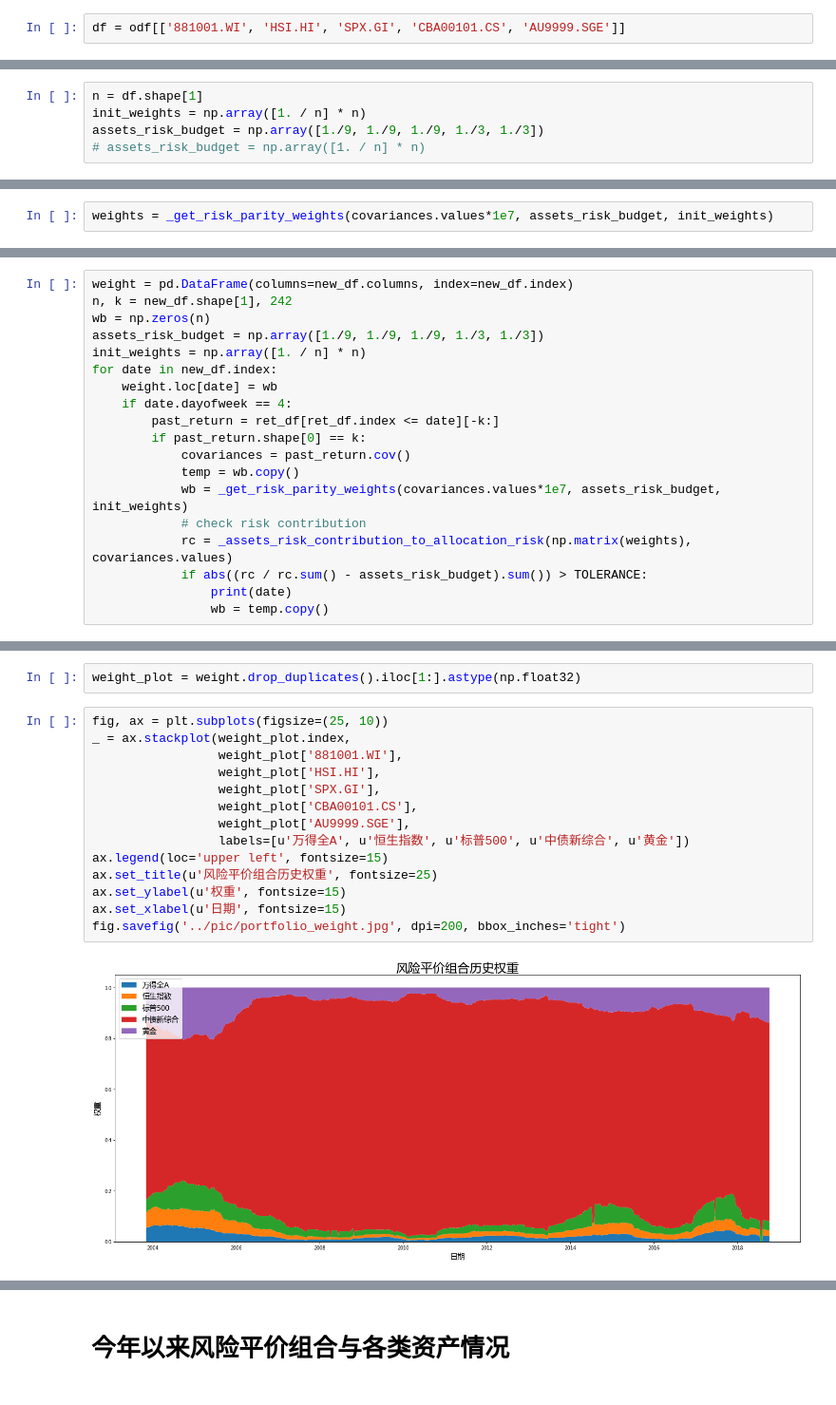
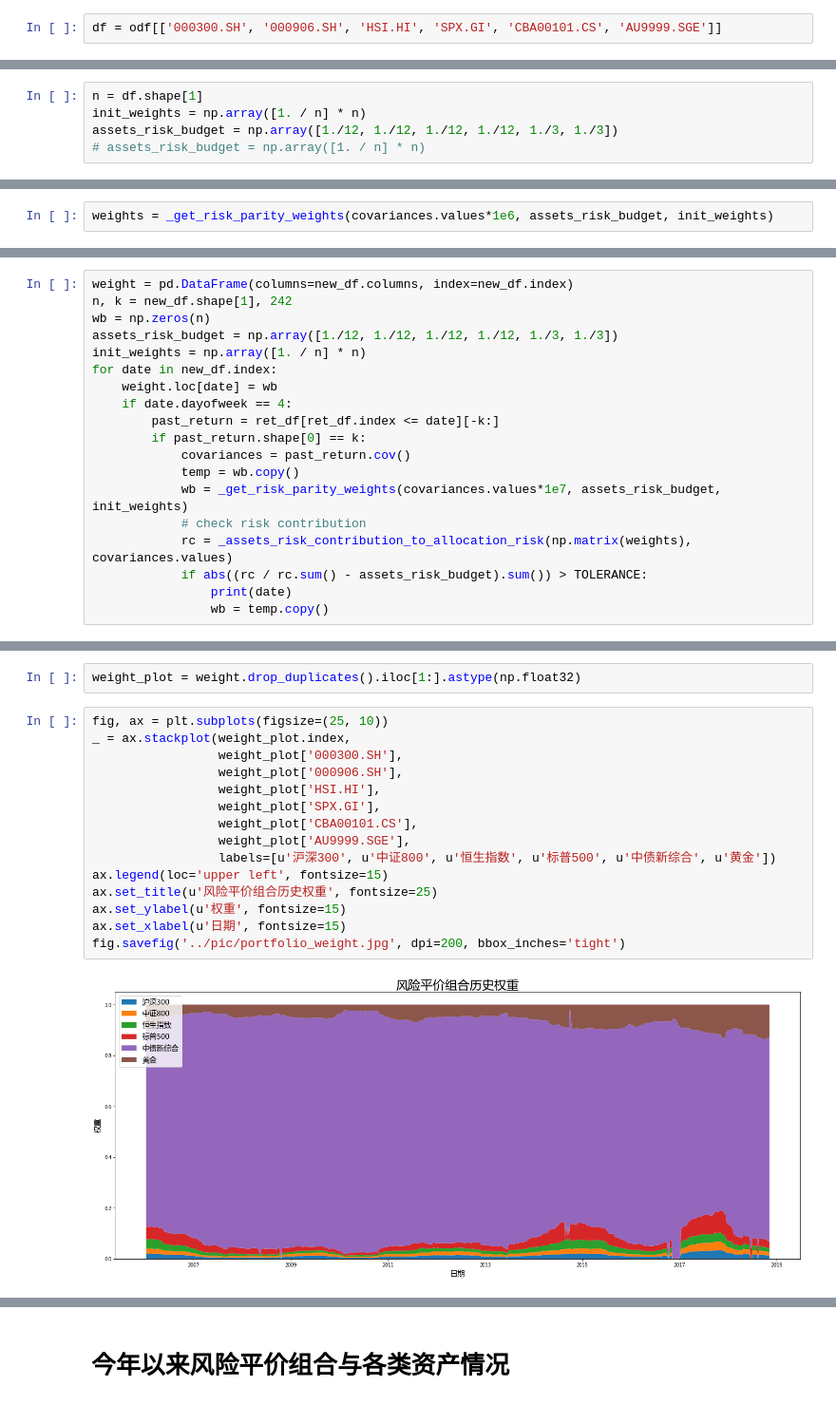
Before and after one commit to dxcv/Valyrian, a Jupyter notebook: risk parity portfolio/notebook/风险平价组合.ipynb, the cells around one changed output, grey strips where cells are left out. Shown at 95% size. Saved outputs shown, nothing was run; the diff lists cells and outputs as text.

```diff
--- a/risk parity portfolio/notebook/风险平价组合.ipynb
+++ b/risk parity portfolio/notebook/风险平价组合.ipynb
@@ -104,7 +104,7 @@ def _get_risk_parity_weights(covariances, assets_risk_budget, initial_weights):
 # %% [markdown]
 # 用样本协方差计算风险平价组合权重
 # %%
-df = odf[['881001.WI', 'HSI.HI', 'SPX.GI', 'CBA00101.CS', 'AU9999.SGE']]
+df = odf[['000300.SH', '000906.SH', 'HSI.HI', 'SPX.GI', 'CBA00101.CS', 'AU9999.SGE']]
 # %%
 df = df.replace([0], np.NAN)
 # %%
@@ -122,7 +122,7 @@ empyrical.annual_volatility(ret_df['SPX.GI'])
 # %%
 n = df.shape[1]
 init_weights = np.array([1. / n] * n)
-assets_risk_budget = np.array([1./9, 1./9, 1./9, 1./3, 1./3])
+assets_risk_budget = np.array([1./12, 1./12, 1./12, 1./12, 1./3, 1./3])
 # assets_risk_budget = np.array([1. / n] * n)
 # %%
 assets_risk_budget
@@ -143,7 +145,7 @@ matrix([[ 1.96766950e-03],
 # %% [markdown]
 ### 风险权重相等
 # %%
-weights = _get_risk_parity_weights(covariances.values*1e7, assets_risk_budget, init_weights)
+weights = _get_risk_parity_weights(covariances.values*1e6, assets_risk_budget, init_weights)
 # %%
 weights
 # %% [output]
@@ -179,7 +183,7 @@ new_df.head()
 weight = pd.DataFrame(columns=new_df.columns, index=new_df.index)
 n, k = new_df.shape[1], 242
 wb = np.zeros(n)
-assets_risk_budget = np.array([1./9, 1./9, 1./9, 1./3, 1./3])
+assets_risk_budget = np.array([1./12, 1./12, 1./12, 1./12, 1./3, 1./3])
 init_weights = np.array([1. / n] * n)
 for date in new_df.index:
     weight.loc[date] = wb
@@ -211,19 +215,20 @@ weight_plot = weight.drop_duplicates().iloc[1:].astype(np.float32)
 # %%
 fig, ax = plt.subplots(figsize=(25, 10))
 _ = ax.stackplot(weight_plot.index,
-                 weight_plot['881001.WI'],
+                 weight_plot['000300.SH'],
+                 weight_plot['000906.SH'],
                  weight_plot['HSI.HI'],
                  weight_plot['SPX.GI'],
                  weight_plot['CBA00101.CS'],
                  weight_plot['AU9999.SGE'],
-                 labels=[u'万得全A', u'恒生指数', u'标普500', u'中债新综合', u'黄金'])
+                 labels=[u'沪深300', u'中证800', u'恒生指数', u'标普500', u'中债新综合', u'黄金'])
 ax.legend(loc='upper left', fontsize=15)
 ax.set_title(u'风险平价组合历史权重', fontsize=25)
 ax.set_ylabel(u'权重', fontsize=15)
 ax.set_xlabel(u'日期', fontsize=15)
 fig.savefig('../pic/portfolio_weight.jpg', dpi=200, bbox_inches='tight')
 # %% [output]
-[figure, old version]
+[figure, new version]
 # %%
 metric(portfolio_ret)
 # %% [output]
```
Also changed, not shown: parts of 19 cells of this notebook, 22 other files.
